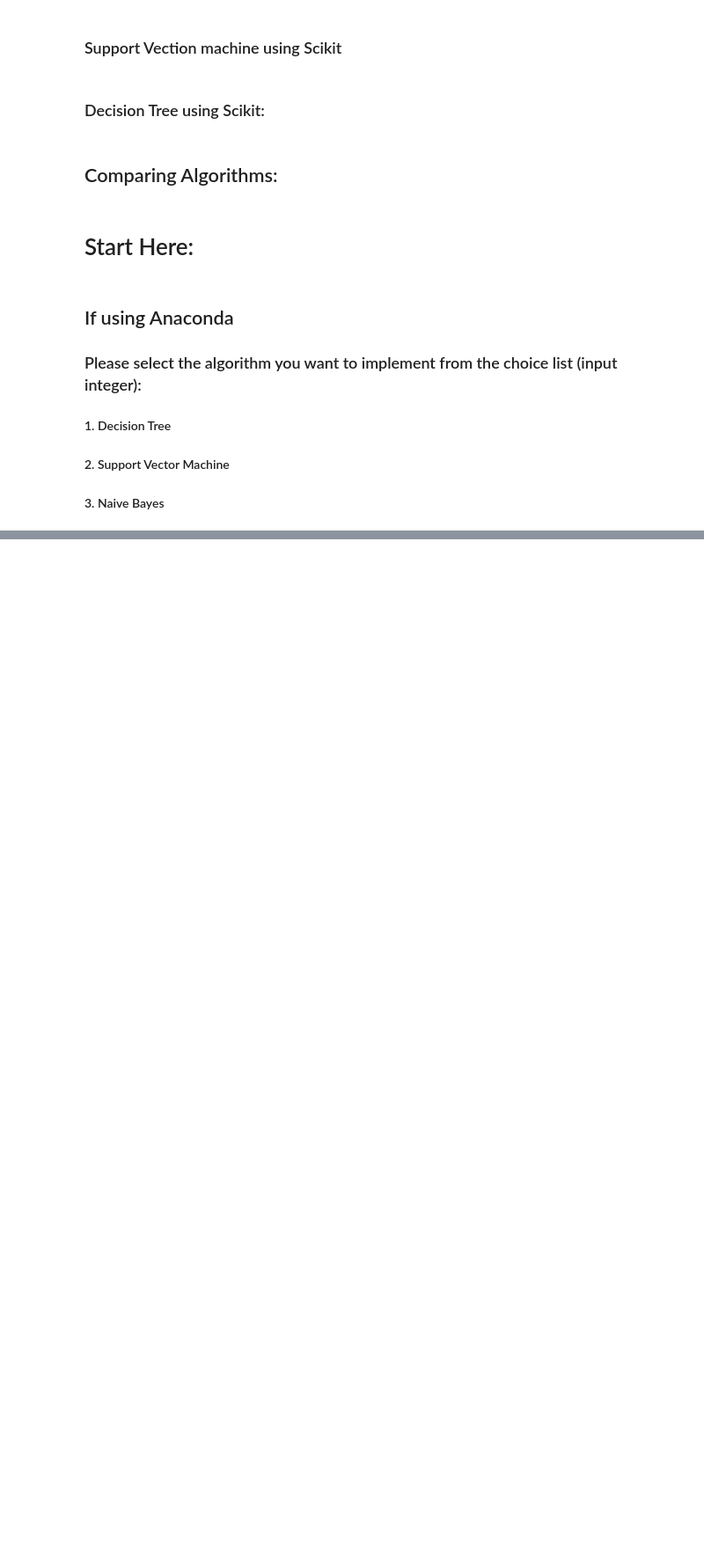
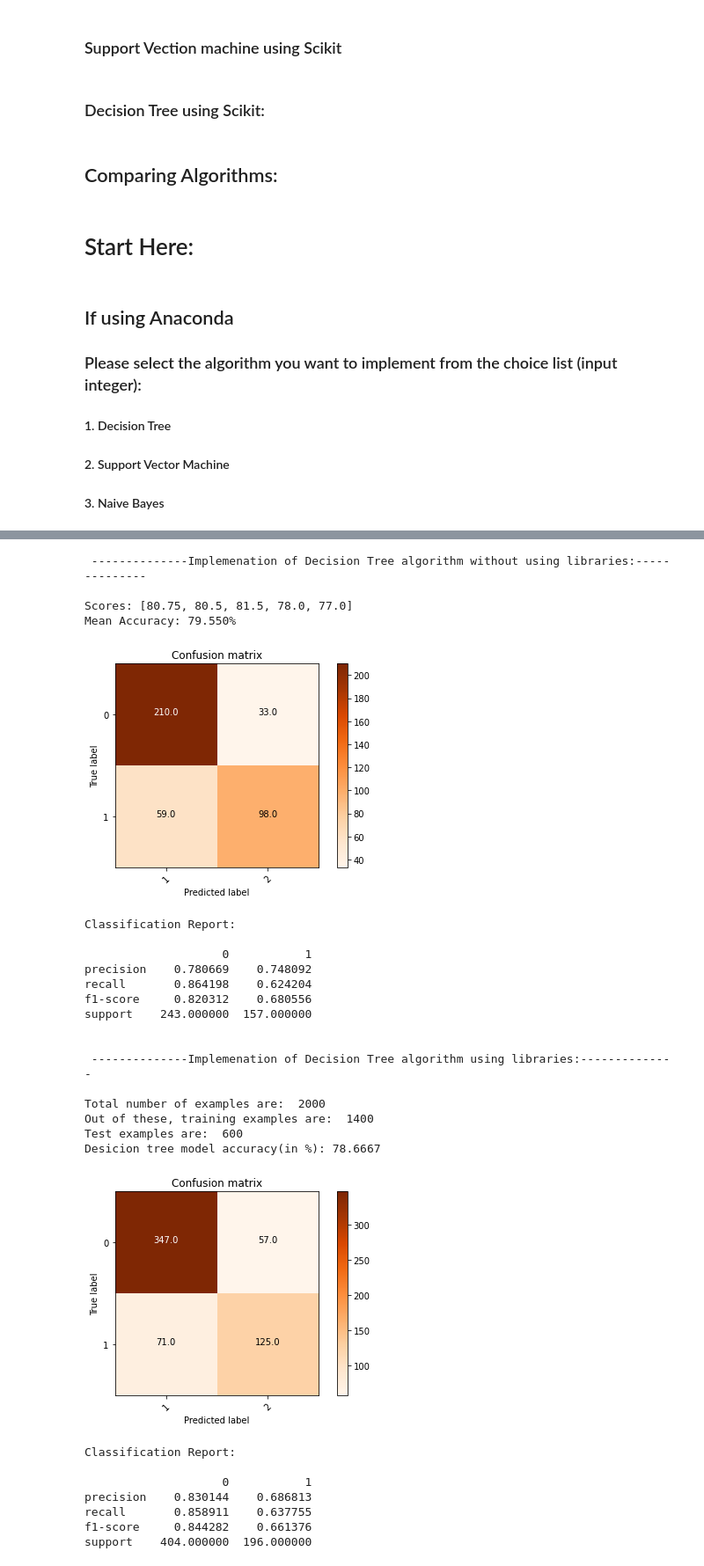
Before and after one commit to subha9542/Datamining, a Jupyter notebook: Info_miners_Code.ipynb, the cells around one changed output, grey strips where cells are left out. Shown: that part at 88% size. Saved outputs shown, nothing was run; the diff lists cells and outputs as text; code cells hidden in the pictures; blank space fills up the shorter version.

```diff
--- a/Info_miners_Code.ipynb
+++ b/Info_miners_Code.ipynb
@@ -545,12 +548,17 @@ def implement_NaiveBayes_scikit():
 # %%
 def implement_SVM_scikit():
     model = SVC(kernel='linear')
+    dataset=pd.read_csv(filename,header=None)
+    X = dataset.loc[:,0:7]
+    y =dataset[8]
+
+    X_train, X_test, y_train, y_test = train_test_split(X, y, test_size=0.3, random_state=1)
     model.fit(X_train, y_train)
 
     model = SVC(kernel='linear')
     model.fit(X_train, y_train)
 
-    y_pred = gnb.predict(X_test)
+    y_pred = model.predict(X_test)
 
     # comparing actual response values (y_test) with predicted response values (y_pred)
 
@@ -558,8 +566,8 @@ def implement_SVM_scikit():
     print('Total number of examples are: ', len(dataset))
     print('Out of these, training examples are: ', len(X_train))
     print("Test examples are: ", len(X_test))
-    accuracy= metrics.accuracy_score(y_test, y_pred)*100
-    result.append(accuracy)
+    accuracy= round(metrics.accuracy_score(y_test, y_pred)*100,4)
+    #result.append(accuracy)
     print(" model accuracy(in %):", accuracy)
 
     #confusion matrix
@@ -575,12 +583,20 @@ def implement_SVM_scikit():
 
     #classification report
     print("\nClassification Report:\n")
-    get_classification_report(y_test, y_pred)
+    print(get_classification_report(y_test, y_pred))
+    return accuracy
 # %% [markdown]
 ### Decision Tree using Scikit:
 # %%
 def implement_Decision_tree_scikit():
     tree = DecisionTreeClassifier(max_depth=3, random_state=0)
+    dataset=pd.read_csv(filename,header=None)
+
+
+    X = dataset.loc[:,0:7]
+    y =dataset[8]
+
+    X_train, X_test, y_train, y_test = train_test_split(X, y, test_size=0.3, random_state=1)
     tree.fit(X_train, y_train)
 
     # making predictions on the testing set
@@ -591,8 +607,8 @@ def implement_Decision_tree_scikit():
     print('Total number of examples are: ', len(dataset))
     print('Out of these, training examples are: ', len(X_train))
     print("Test examples are: ", len(X_test))
-    accuracy=metrics.accuracy_score(y_test, y_pred)*100
-    result.append(accuracy)
+    accuracy= round(metrics.accuracy_score(y_test, y_pred)*100,4)
+    #result.append(accuracy)
     print("Desicion tree model accuracy(in %):", accuracy)
 
 
@@ -608,7 +624,8 @@ def implement_Decision_tree_scikit():
 
     #classification report
     print("\nClassification Report:\n")
-    get_classification_report(y_test, y_pred)
+    print(get_classification_report(y_test, y_pred))
+    return accuracy
 # %% [markdown]
 ## Comparing Algorithms:
 # %%
@@ -670,0 +670,45 @@ support    395.0  205.000000
+# %%
+if choice == 1:
+    print("\033[1m --------------Implemenation of Decision Tree algorithm without using libraries:--------------\033[0m \n")
+    implement_decision_tree()
+    print("\n\n\033[1m --------------Implemenation of Decision Tree algorithm using libraries:--------------\033[0m \n")
+    implement_Decision_tree_scikit()
+elif choice == 2:
+    print("\033[1m --------------Implemenation of SVM algorithm without using libraries:--------------\033[0m \n")
+    implement_SVM()
+    print("\n\n\033[1m --------------Implemenation of SVM algorithm using libraries:--------------\033[0m \n")
+    implement_SVM_scikit()
+else:
+    print("\n\n\033[1m --------------Implemenation of Naive Bayes algorithm without using libraries:--------------\033[0m \n")
+    implement_naive_bayes()
+    print("\n\n\033[1m --------------Implemenation of Naive Bayes algorithm using libraries:--------------\033[0m \n")
+    implement_NaiveBayes_scikit()
+# %% [output]
+ --------------Implemenation of Decision Tree algorithm without using libraries:--------------
+
+Scores: [80.75, 80.5, 81.5, 78.0, 77.0]
+Mean Accuracy: 79.550%
+[figure, added]
+Classification Report:
+
+                    0           1
+precision    0.780669    0.748092
+recall       0.864198    0.624204
+f1-score     0.820312    0.680556
+support    243.000000  157.000000
+
+
+ --------------Implemenation of Decision Tree algorithm using libraries:--------------
+
+Total number of examples are:  2000
+Out of these, training examples are:  1400
+Test examples are:  600
+Desicion tree model accuracy(in %): 78.6667
+[figure, added]
+Classification Report:
+
+                    0           1
+precision    0.830144    0.686813
+recall       0.858911    0.637755
+f1-score     0.844282    0.661376
+support    404.000000  196.000000
```
Also changed, not shown: parts of 9 cells of this notebook.
